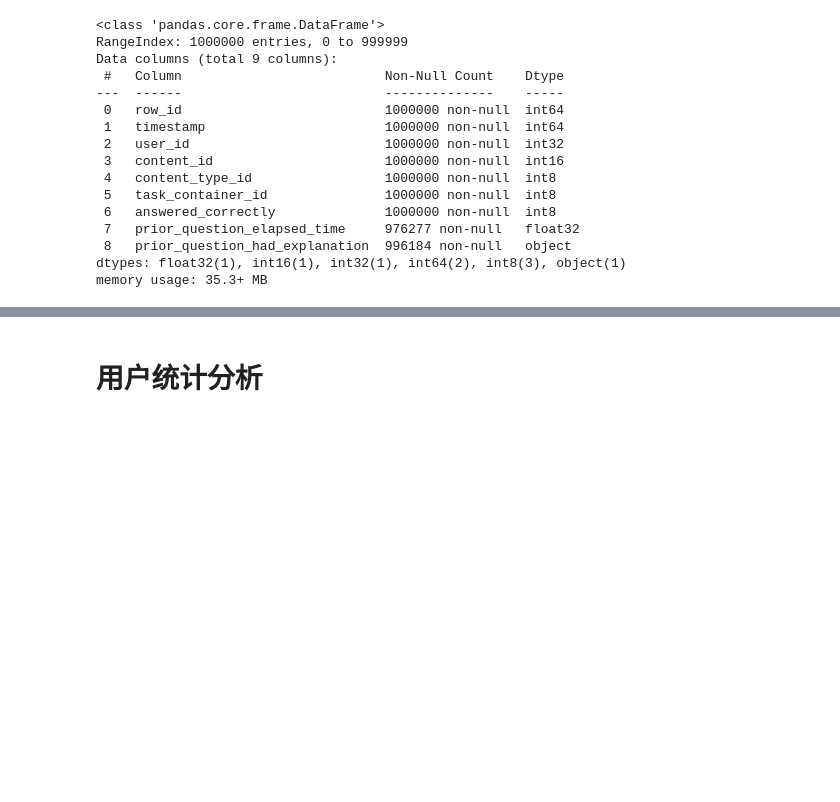
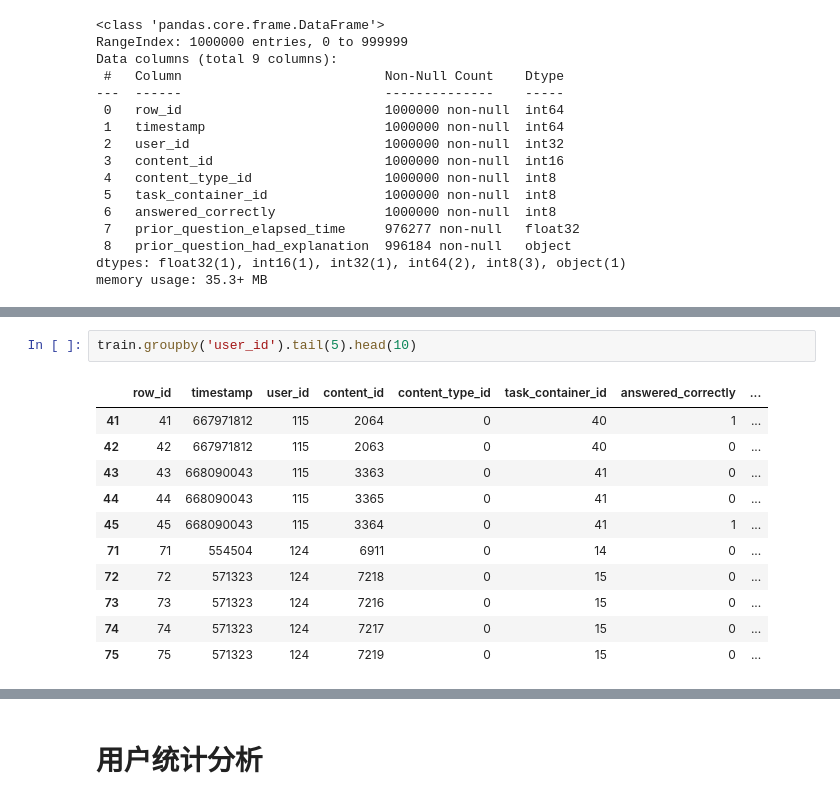
Before and after one commit to Coding-Zuo/DataGame, a Jupyter notebook: kaggle/riiid-test-answer-prediction/2020-11-23eda.ipynb, the cells around one changed output, grey strips where cells are left out. Drawn from its saved outputs; the diff is of its cells as text; blank space fills up the shorter version.

```diff
--- a/kaggle/riiid-test-answer-prediction/2020-11-23eda.ipynb
+++ b/kaggle/riiid-test-answer-prediction/2020-11-23eda.ipynb
@@ -202,0 +291,14 @@ memory usage: 35.3+ MB
+# %%
+train.groupby('user_id').tail(5).head(10)
+# %% [output]
+|  | row_id | timestamp | user_id | content_id | content_type_id | task_container_id | answered_correctly | ... |
+| 41 | 41 | 667971812 | 115 | 2064 | 0 | 40 | 1 | ... |
+| 42 | 42 | 667971812 | 115 | 2063 | 0 | 40 | 0 | ... |
+| 43 | 43 | 668090043 | 115 | 3363 | 0 | 41 | 0 | ... |
+| 44 | 44 | 668090043 | 115 | 3365 | 0 | 41 | 0 | ... |
+| 45 | 45 | 668090043 | 115 | 3364 | 0 | 41 | 1 | ... |
+| 71 | 71 | 554504 | 124 | 6911 | 0 | 14 | 0 | ... |
+| 72 | 72 | 571323 | 124 | 7218 | 0 | 15 | 0 | ... |
+| 73 | 73 | 571323 | 124 | 7216 | 0 | 15 | 0 | ... |
+| 74 | 74 | 571323 | 124 | 7217 | 0 | 15 | 0 | ... |
+| 75 | 75 | 571323 | 124 | 7219 | 0 | 15 | 0 | ... |
```
Also changed, not shown: parts of 11 cells of this notebook, 4 other files.
